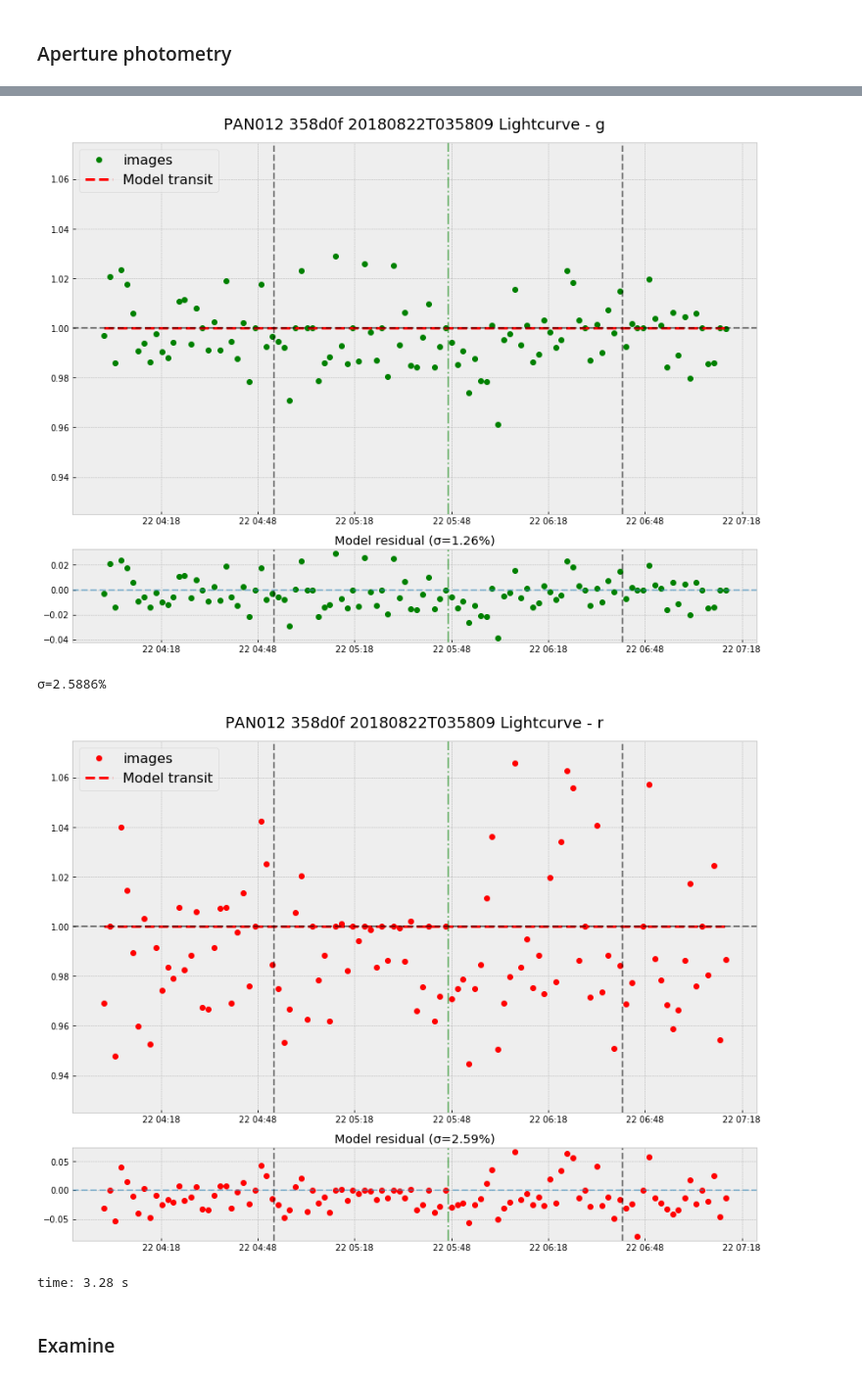
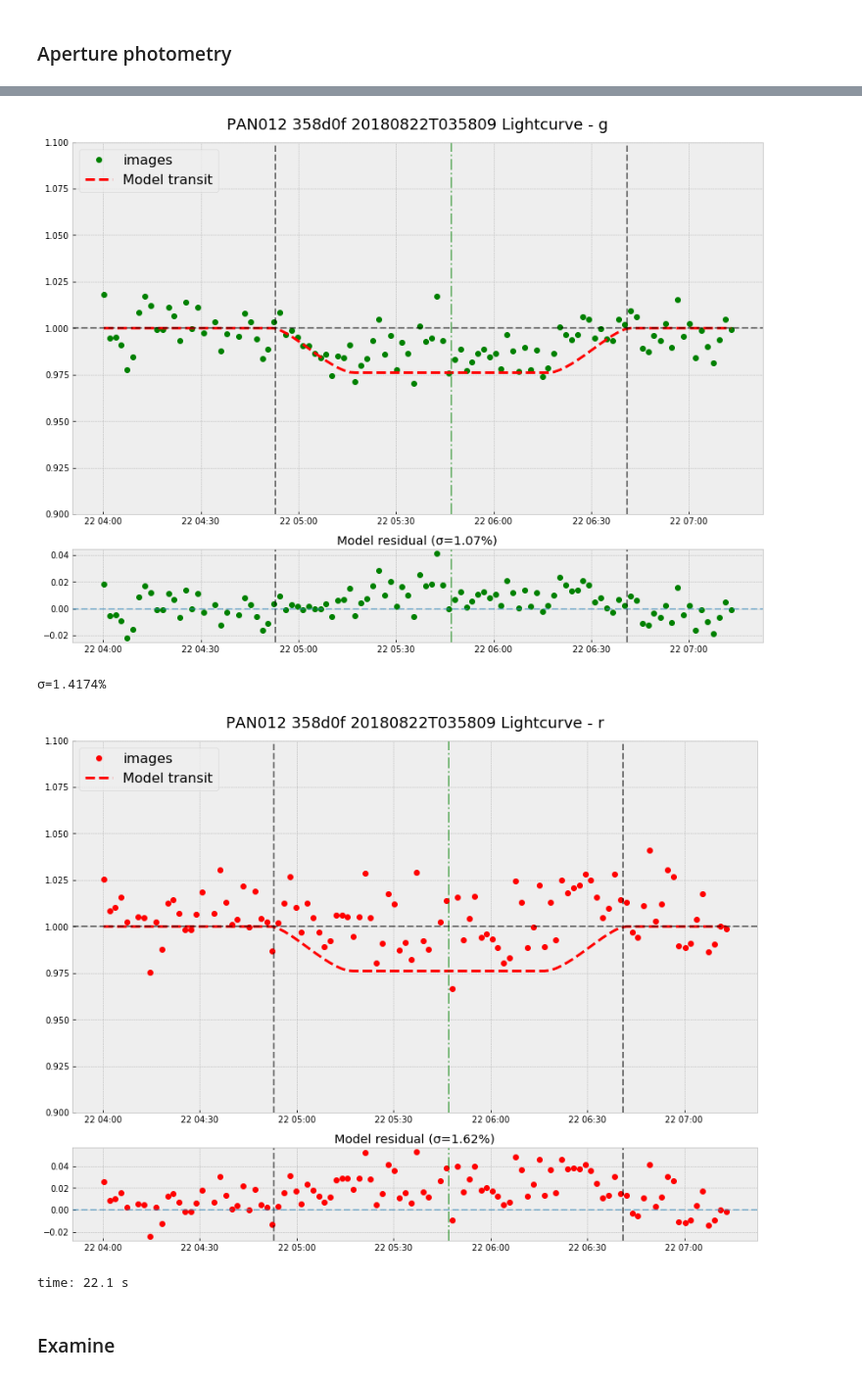
Before and after one commit to panoptes/panoptes-pipeline, a Jupyter notebook: notebooks/processing/PIAA-Build-Reference-PSC.ipynb, the cells around one changed output, grey strips where cells are left out. Shown at 98% size. Saved outputs shown, nothing was run; the diff lists cells and outputs as text; code cells hidden in the pictures.

```diff
--- a/notebooks/processing/PIAA-Build-Reference-PSC.ipynb
+++ b/notebooks/processing/PIAA-Build-Reference-PSC.ipynb
@@ -256,6 +272,6 @@ time: 1.59 ms
 # %%
 for field in ['reference', 'target']:
-    color_normer = lc0.groupby('color')[field].apply(lambda x: np.mean(x))
+    color_normer = lc0[:30].groupby('color')[field].apply(lambda x: np.mean(x))
 
     for color, normalizer in color_normer.iteritems():
         print(f"{field} {color} μ={normalizer:.04f}")
@@ -263,5 +279,5 @@ for field in ['reference', 'target']:
         # Get the raw values
         raw_values = lc1.loc[lc1.color == color, (field)]
 
-        lc1.loc[lc1.color == color, (f'{field}')] = raw_values / normalizer
+        lc1.loc[lc1.color == color, (f'{field}')] = (raw_values / normalizer)
 # %% [output]
@@ -298,0 +307,19 @@ time: 905 ms
+# %%
+plt.figure(figsize=(12, 6))
+i = 0
+for color in 'rgb':
+#     (lc1.loc[lc1.color == color].target + i).plot(marker='o', color=color, alpha=0.5)
+#     (lc1.loc[lc1.color == color].reference + i).plot(marker='x', color=color, alpha=0.5)
+    t0 = lc1.loc[lc1.color == color].target
+    r0 = lc1.loc[lc1.color == color].reference
+    f0 = sigma_clip(t0 / r0, sigma=3)
+    plt.plot((f0 + i), marker='o', ls='', alpha=0.5, color=color)
+    i += .1
+
+# plt.ylim([.9, 1.1])
+
+plt.title(f'Normalized Flux per channel (+ offset) - {ticid} - {sequence}')
+plt.legend()
+
+plot_fn = os.path.join(base_dir, f'normalized-flux-{ticid}-{sequence}.png')
+plt.savefig(plot_fn)
@@ -299,5 +333,9 @@ time: 905 ms
 # %%
-ingress = Time('2018-08-22 04:53:00').datetime
-midpoint = Time('2018-08-22 05:47:00').datetime
-egress = Time('2018-08-22 06:41:00').datetime
+transit_times = TransitInfo(
+    Time('2018-08-22 04:53:00'),
+    Time('2018-08-22 05:47:00'),
+    Time('2018-08-22 06:41:00')
+)
+
+transit_datetimes = [transit_times.midpoint.datetime, transit_times.ingress.datetime, transit_times.egress.datetime]
 # %% [output]
@@ -305,19 +343,19 @@ time: 6.03 ms
 # %%
-x = lc1.index.unique()
-
 for color, data in lc1.groupby('color'):
 
-    y = pd.Series(sigma_clip(data.target / data.reference).filled(1), index=x)
+    y = pd.Series(sigma_clip(data.target / data.reference), index=lc1.index.unique()).dropna()
+    x = y.index
 
-    base_model_flux = np.ones_like(y)
+#     base_model_flux = np.ones_like(y)
+    base_model_flux = get_exoplanet_transit(x, transit_times=transit_times)
 
     lc_fig = plot.plot_lightcurve(x, y, base_model_flux,
-        transit_info=[midpoint, ingress, egress],
+        transit_info=transit_datetimes,
         title="{} Lightcurve - {}".format(sequence.replace('_', ' '), color),
         ylim=[.9, 1.1],
         color=color
     )
-    lc_fig.get_axes()[0].set_ylim([0.925, 1.075])
+    lc_fig.get_axes()[0].set_ylim([0.9, 1.1])
 
     print('σ={:.04%}'.format(y.std()))
 
@@ -329,7 +367,7 @@ for color, data in lc1.groupby('color'):
-[figure, old version]
+[figure, new version]
-σ=2.5886%
+σ=1.4174%
-[figure, old version]
+[figure, new version]
-time: 3.28 s
+time: 22.1 s
 # %% [markdown]
 ### Examine
 # %%
```
Also changed, not shown: parts of 39 cells of this notebook, 2 other files.
